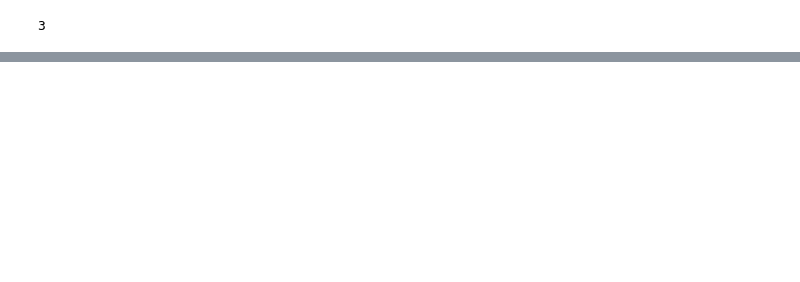
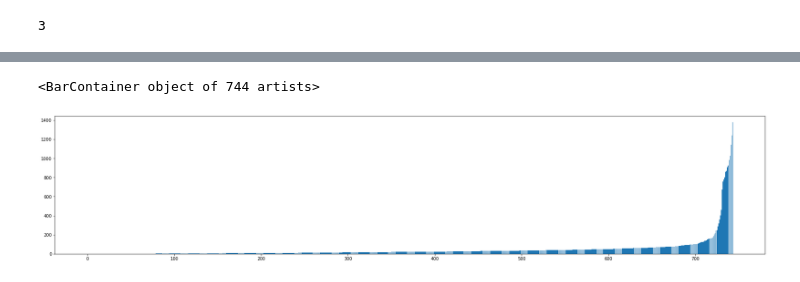
Before and after one commit to paolobif/TOD, a Jupyter notebook: exp_end.ipynb, the cells around one changed output, grey strips where cells are left out. Saved outputs shown, nothing was run; the diff lists cells and outputs as text; code cells hidden in the pictures; blank space fills up the shorter version.

```diff
--- a/exp_end.ipynb
+++ b/exp_end.ipynb
@@ -278,0 +383,8 @@ AttributeError: 'CSV_Reader' object has no attribute 'exp_end'
+# %%
+
+
+xs = np.arange(0, len(counts))
+plt.bar(xs, np.sort(counts), width=0.8)
+# %% [output]
+<BarContainer object of 744 artists>
+[figure, added]
```
Also changed, not shown: parts of 19 cells of this notebook, 1 other file.
